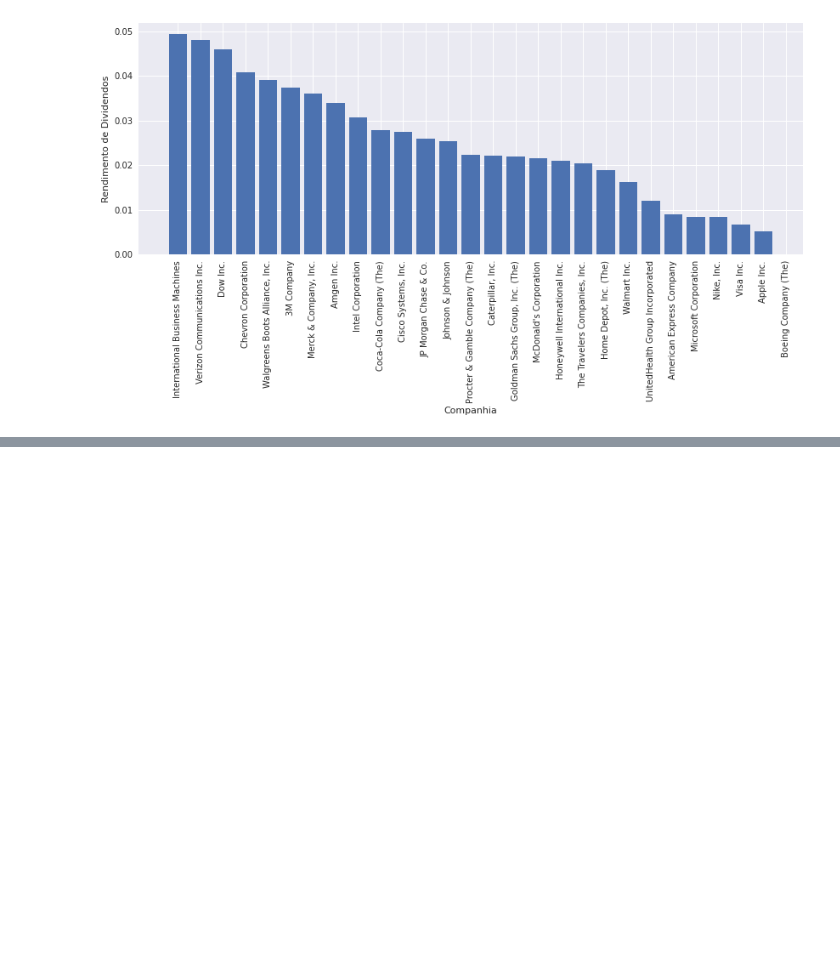
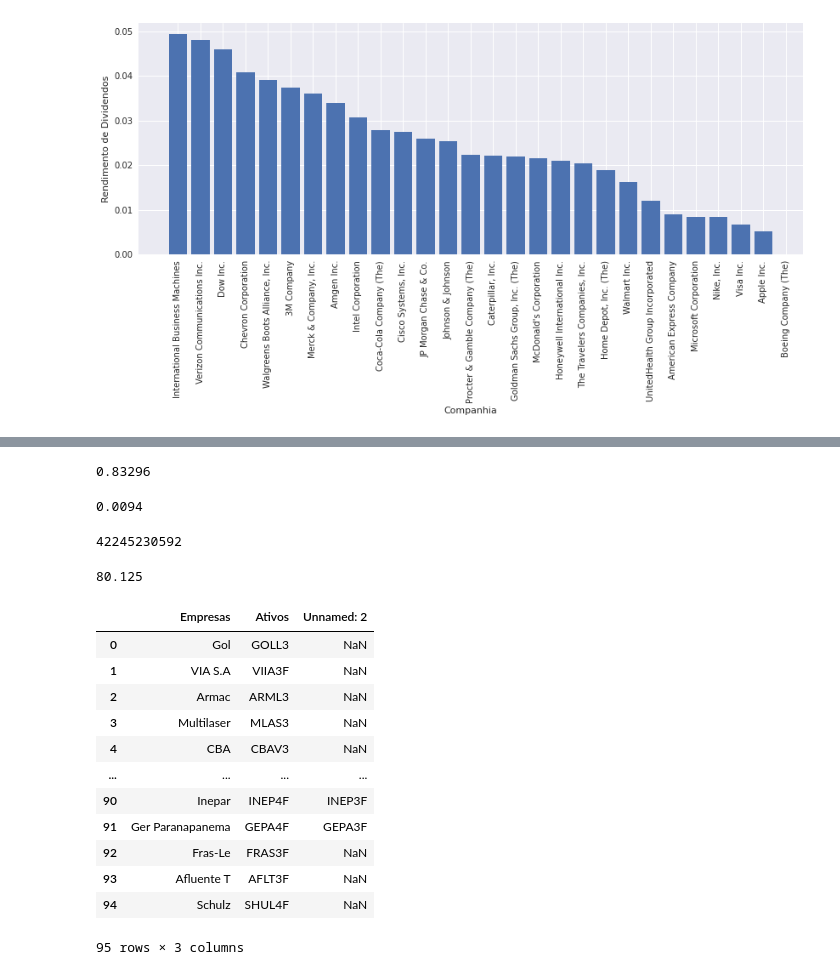
Before and after one commit to igoandrade/data-science-proj, a Jupyter notebook: ds-python/fundamental-analysis-stock.ipynb, the cells around one changed output, grey strips where cells are left out. Saved outputs shown, nothing was run; the diff lists cells and outputs as text; code cells hidden in the pictures; blank space fills up the shorter version.

```diff
--- a/ds-python/fundamental-analysis-stock.ipynb
+++ b/ds-python/fundamental-analysis-stock.ipynb
@@ -223,0 +247,16 @@ plt.show()
+# %%
+magalu['beta']
+# %% [output]
+0.83296
+# %%
+magalu['dividendYield']
+# %% [output]
+0.0094
+# %%
+magalu['marketCap']
+# %% [output]
+42245230592
+# %%
+magalu['forwardPE']
+# %% [output]
+80.125
@@ -223,0 +265,16 @@ plt.show()
+# %%
+x[0]
+# %% [output]
+|  | Empresas | Ativos | Unnamed: 2 |
+| 0 | Gol | GOLL3 | NaN |
+| 1 | VIA S.A | VIIA3F | NaN |
+| 2 | Armac | ARML3 | NaN |
+| 3 | Multilaser | MLAS3 | NaN |
+| 4 | CBA | CBAV3 | NaN |
+| ... | ... | ... | ... |
+| 90 | Inepar | INEP4F | INEP3F |
+| 91 | Ger Paranapanema | GEPA4F | GEPA3F |
+| 92 | Fras-Le | FRAS3F | NaN |
+| 93 | Afluente T | AFLT3F | NaN |
+| 94 | Schulz | SHUL4F | NaN |
+95 rows × 3 columns
```
Also changed, not shown: parts of 4 cells of this notebook.
